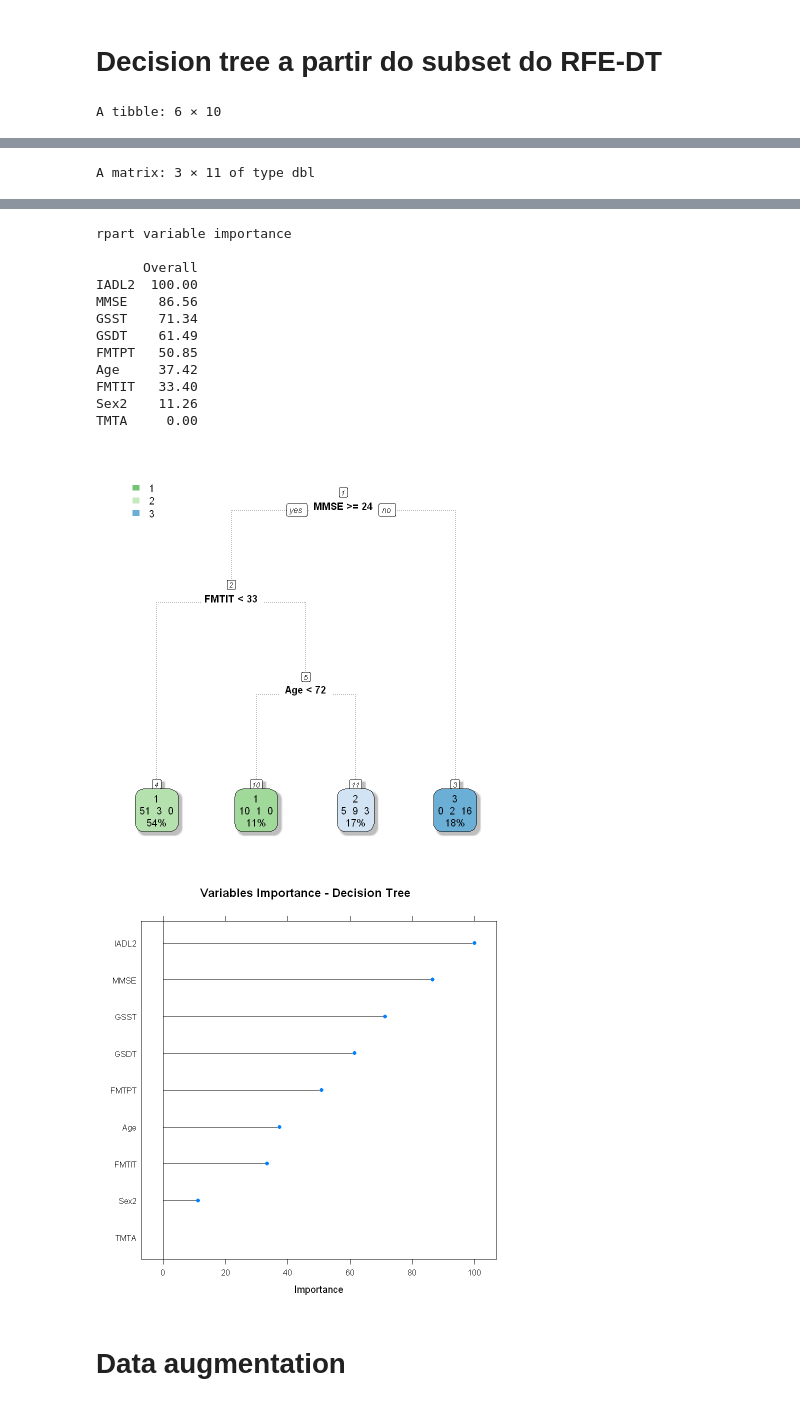
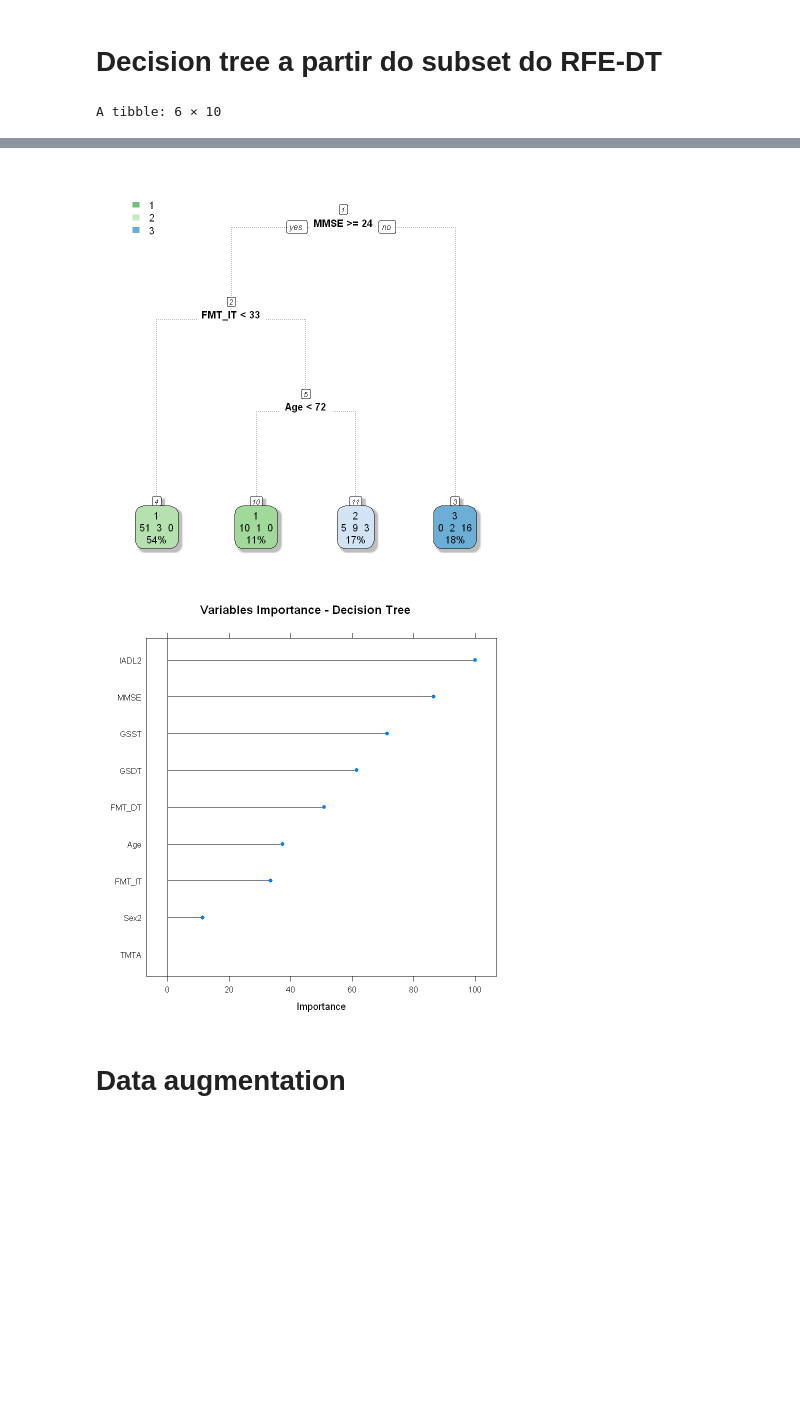
Before and after one commit to RenanBaltar/Analise-artigo-idosos, a Jupyter notebook: analise-artigo.ipynb, the cells around one changed output, grey strips where cells are left out. Cells and saved outputs as stored; diff of their text form; code cells hidden in the pictures; blank space fills up the shorter version.

```diff
--- a/analise-artigo.ipynb
+++ b/analise-artigo.ipynb
@@ -314,9 +274,9 @@ The top 5 variables (out of 9):
 # Random Forest a partir do subset do RFE-RF
 # %%
 data_train_rfe<- data_train[,c("Diagnosis","MMSE",
-                   "IADL","GSDT","FMTPT","FMTIT","GSST","TMTA","STEP","Age")]
+                   "IADL","GSDT","FMT_DT","FMT_IT","GSST","TMTA","STEP","Age")]
 data_test_rfe<- data_test[,c("Diagnosis","MMSE",
-                  "IADL","GSDT","FMTPT","FMTIT","GSST","TMTA","STEP","Age")]
+                  "IADL","GSDT","FMT_DT","FMT_IT","GSST","TMTA","STEP","Age")]
 head(data_train_rfe)
 set.seed(4)
 RF_model1=train(Diagnosis~.,data=data_train_rfe,method='rf',metric=ifelse(is.factor(data_train_rfe$Diagnosis),"Kappa","RMSE"),trControl=trainControl(method='cv',number=5,savePredictions=TRUE))
@@ -327,34 +287,34 @@ plot(RF_model1)
 #mtry2
 
 fold1= subset(RF_model1$pred,RF_model1$pred[5]=="Fold1")
-fold1_metrics_rf= confusionMatrix(table(fold1$obs,fold1$pred))$byClass
+fold1_metrics_rf= confusionMatrix(table(fold1$pred,fold1$obs))$byClass
 recall1_rf_original=fold1_metrics_rf[17]
 F1score1_rf_original=fold1_metrics_rf[20]
 
 fold2= subset(RF_model1$pred,RF_model1$pred[5]=="Fold2")
-fold2_metrics_rf= confusionMatrix(table(fold2$obs,fold2$pred))$byClass
+fold2_metrics_rf= confusionMatrix(table(fold2$pred,fold2$obs))$byClass
 recall2_rf_original=fold2_metrics_rf[17]
 F1score2_rf_original=fold2_metrics_rf[20]
 
 fold3= subset(RF_model1$pred,RF_model1$pred[5]=="Fold3")
-fold3_metrics_rf= confusionMatrix(table(fold3$obs,fold3$pred))$byClass
+fold3_metrics_rf= confusionMatrix(table(fold3$pred,fold3$obs))$byClass
 recall3_rf_original=fold3_metrics_rf[17]
 F1score3_rf_original=fold3_metrics_rf[20]
 
 fold4= subset(RF_model1$pred,RF_model1$pred[5]=="Fold4")
-fold4_metrics_rf= confusionMatrix(table(fold4$obs,fold4$pred))$byClass
+fold4_metrics_rf= confusionMatrix(table(fold4$pred,fold4$obs))$byClass
 recall4_rf_original=fold4_metrics_rf[17]
 F1score4_rf_original=fold4_metrics_rf[20]
 
 fold5= subset(RF_model1$pred,RF_model1$pred[5]=="Fold5")
-fold5_metrics_rf= confusionMatrix(table(fold5$obs,fold5$pred))$byClass
+fold5_metrics_rf= confusionMatrix(table(fold5$pred,fold5$obs))$byClass
 recall5_rf_original=fold5_metrics_rf[17]
 F1score5_rf_original=fold5_metrics_rf[20]
 
 RF_model1$finalModel #Acurácia=82%
 RF_prediction<- predict(RF_model1,data_test_rfe)
-confusionMatrix(table(data_test_rfe$Diagnosis,RF_prediction)) #Acurácia=80% e Kappa=51.52%
-confusionMatrix(table(data_test_rfe$Diagnosis,RF_prediction))$byClass #Recall e F1 CCL(NA e NA)
+confusionMatrix(table(RF_prediction,data_test_rfe$Diagnosis)) #Acurácia=80% e Kappa=51.52%
+confusionMatrix(table(RF_prediction,data_test_rfe$Diagnosis))$byClass #Recall e F1 CCL(0 e NA)
 varImp(RF_model1)
 plot(varImp(RF_model1),main="Variables Importance - Random Forest")
 # %% [output]
@@ -470,51 +431,51 @@ The top 5 variables (out of 9):
 # Decision tree a partir do subset do RFE-DT
 # %%
 data_train_rfe2<- data_train[,c("Diagnosis","MMSE",
-                                "IADL","GSDT","FMTPT","FMTIT","GSST","TMTA","Sex","Age")]
+                                "IADL","GSDT","FMT_DT","FMT_IT","GSST","TMTA","Sex","Age")]
 data_test_rfe2<- data_test[,c("Diagnosis","MMSE",
-                              "IADL","GSDT","FMTPT","FMTIT","GSST","TMTA","Sex","Age")]
+                              "IADL","GSDT","FMT_DT","FMT_IT","GSST","TMTA","Sex","Age")]
 head(data_train_rfe2)
 set.seed(44)
 Tree_model1=train(Diagnosis~.,data=data_train_rfe2,method='rpart',metric=ifelse(is.factor(data_train_rfe$Diagnosis),"Kappa","RMSE"),trControl=trainControl(method='cv',number=5,savePredictions=TRUE))
 Tree_model1 #Acurácia=81.03% e kappa=57.38% e cp=0
 #Tree_model1$pred
 predicition_Treemodel1<- predict(Tree_model1,data_test_rfe2)
-Metrics_Treemodel1<- confusionMatrix(data_test_rfe2$Diagnosis,predicition_Treemodel1)$byClass
+Metrics_Treemodel1<- confusionMatrix(predicition_Treemodel1,data_test_rfe2$Diagnosis)$byClass
 
 fold1_tree= subset(Tree_model1$pred,Tree_model1$pred[5]=="Fold1")
-fold1_metrics_tree= confusionMatrix(table(fold1_tree$obs,fold1_tree$pred))$byClass
+fold1_metrics_tree= confusionMatrix(table(fold1_tree$pred,fold1_tree$obs))$byClass
 recall1_tree_original=fold1_metrics_tree[17]
 F1score1_tree_original=fold1_metrics_tree[20]
 
 fold2_tree= subset(Tree_model1$pred,Tree_model1$pred[5]=="Fold2")
-fold2_metrics_tree= confusionMatrix(table(fold2_tree$obs,fold2_tree$pred))$byClass
+fold2_metrics_tree= confusionMatrix(table(fold2_tree$pred,fold2_tree$obs))$byClass
 recall2_tree_original=fold2_metrics_tree[17]
 F1score2_tree_original=fold2_metrics_tree[20]
 
 fold3_tree= subset(Tree_model1$pred,Tree_model1$pred[5]=="Fold3")
-fold3_metrics_tree= confusionMatrix(table(fold3_tree$obs,fold3_tree$pred))$byClass
+fold3_metrics_tree= confusionMatrix(table(fold3_tree$pred,fold3_tree$obs))$byClass
 recall3_tree_original=fold3_metrics_tree[17]
 F1score3_tree_original=fold3_metrics_tree[20]
 
 fold4_tree= subset(Tree_model1$pred,Tree_model1$pred[5]=="Fold4")
-fold4_metrics_tree= confusionMatrix(table(fold4_tree$obs,fold4_tree$pred))$byClass
+fold4_metrics_tree= confusionMatrix(table(fold4_tree$pred,fold4_tree$obs))$byClass
 recall4_tree_original=fold4_metrics_tree[17]
 F1score4_tree_original=fold4_metrics_tree[20]
 
 fold5_tree= subset(Tree_model1$pred,Tree_model1$pred[5]=="Fold5")
-fold5_metrics_tree= confusionMatrix(table(fold5_tree$obs,fold5_tree$pred))$byClass
+fold5_metrics_tree= confusionMatrix(table(fold5_tree$pred,fold5_tree$obs))$byClass
 recall5_tree_original=fold5_metrics_tree[17]
 F1score5_tree_original=fold5_metrics_tree[20]
 
 plot(Tree_model1)
 Tree_model1$finalModel
-install.packages("rpart.plot")
+#install.packages("rpart.plot")
 require(rpart.plot)
 rpart.plot(Tree_model1$finalModel,type=0,extra=101,box.palette = "GnBu",
            branch.lty=3,shadow.col = "gray",nn=T,cex=1)
 Tree_prediction<- predict(Tree_model1,data_test_rfe2)
-confusionMatrix(table(data_test_rfe2$Diagnosis,Tree_prediction)) #Acurácia=75% e Kappa=43.10%
-confusionMatrix(table(data_test_rfe2$Diagnosis,Tree_prediction))$byClass #Recall e F1 CCL(0 e NA)
+confusionMatrix(table(Tree_prediction,data_test_rfe2$Diagnosis)) #Acurácia=75% e Kappa=43.10%
+confusionMatrix(table(Tree_prediction,data_test_rfe2$Diagnosis))$byClass #Recall e F1 CCL(0 e NA)
 varImp(Tree_model1)
 plot(varImp(Tree_model1),main="Variables Importance - Decision Tree")
 # %% [output]
@@ -589 +558,0 @@ Balanced Accuracy      0.7204   0.4189   0.9853
-A matrix: 3 × 11 of type dbl
@@ -594,17 +559,5 @@ A matrix: 3 × 11 of type dbl
-rpart variable importance
-
-      Overall
-IADL2  100.00
-MMSE    86.56
-GSST    71.34
-GSDT    61.49
-FMTPT   50.85
-Age     37.42
-FMTIT   33.40
-Sex2    11.26
-TMTA     0.00
-[figure, old version]
+[figure, new version]
-[figure, old version]
+[figure, new version]
 # %% [markdown]
 # Data augmentation
 # %% [markdown]
```
Also changed, not shown: parts of 91 cells of this notebook.
